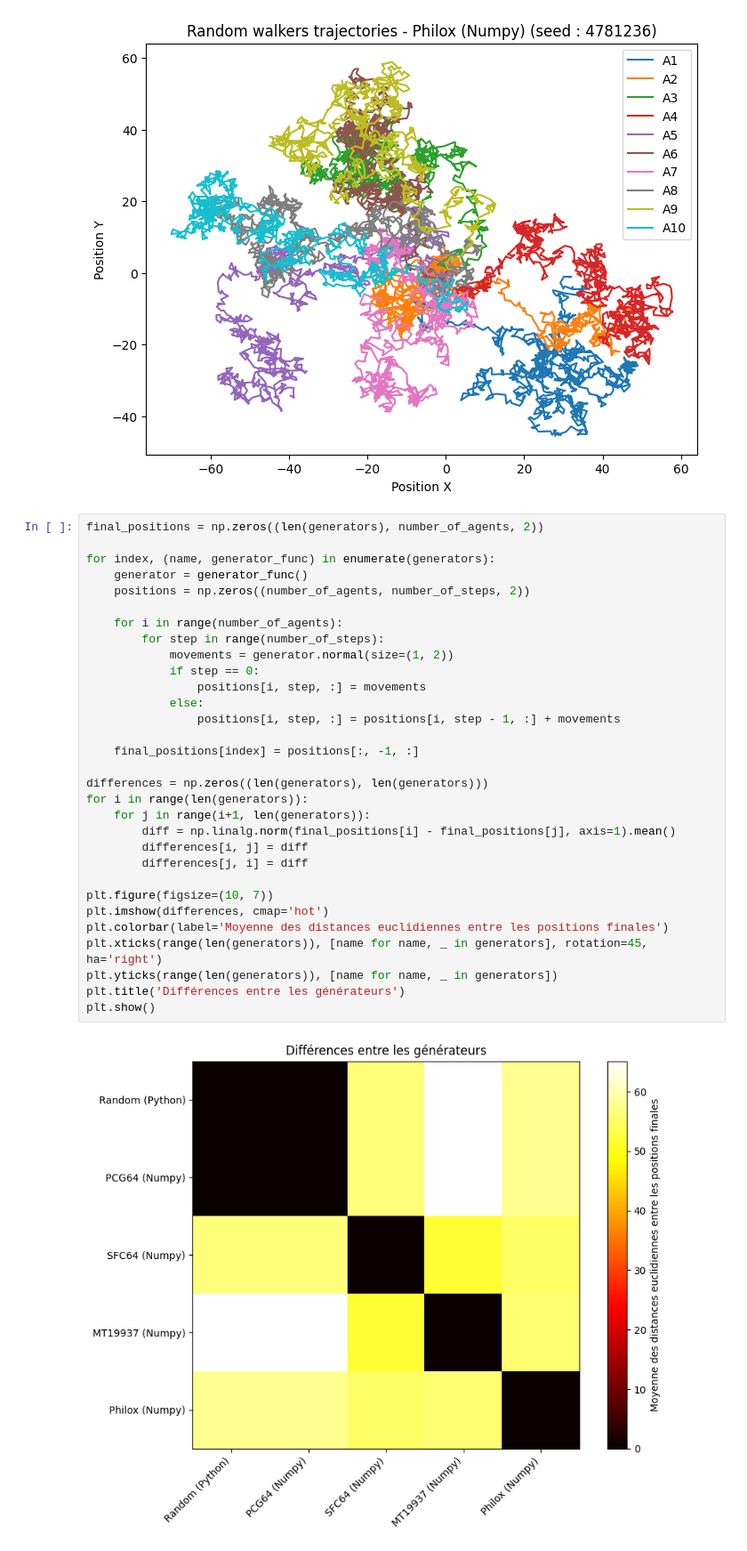
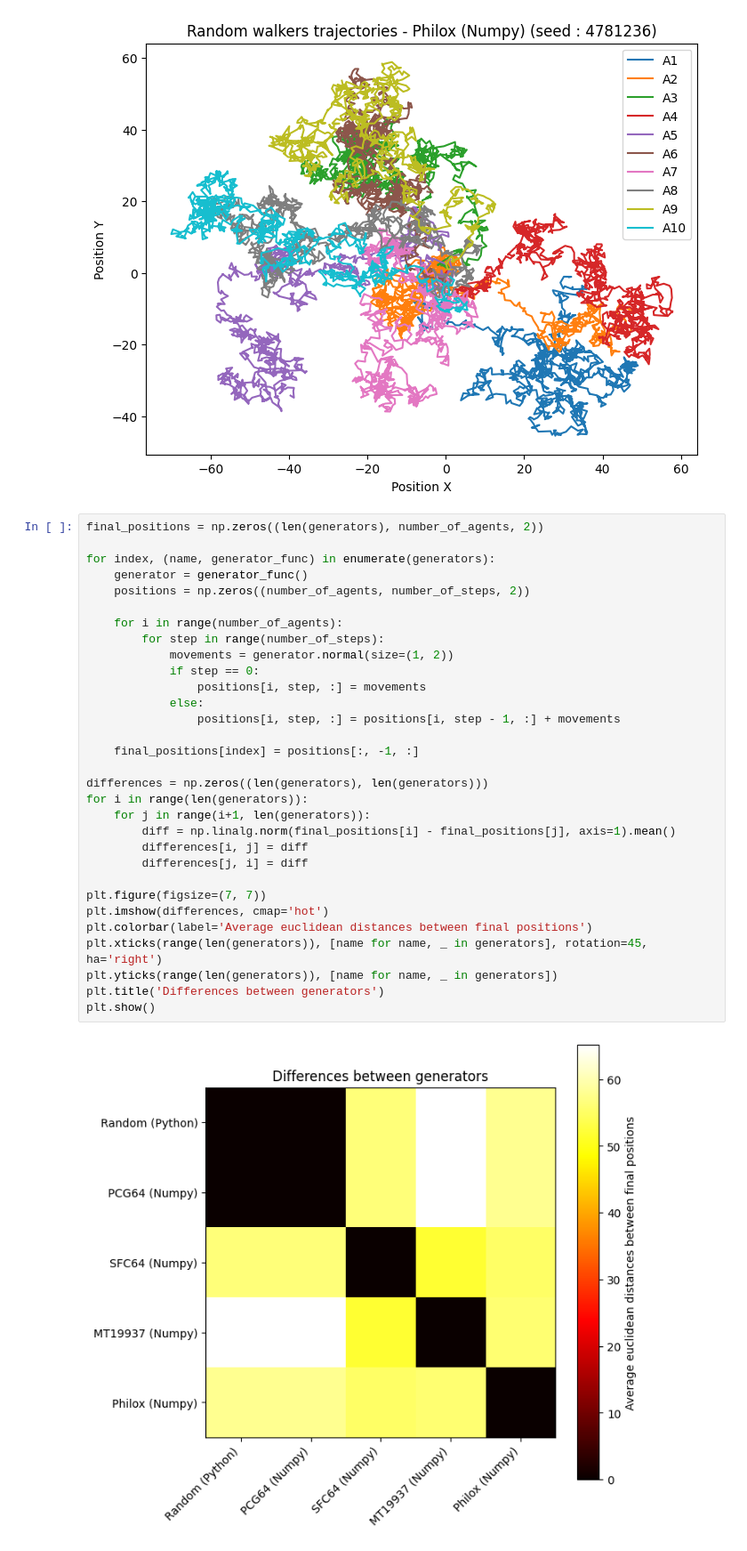
Before and after one commit to reynaldesgr/HPC-Benchmark, a Jupyter notebook: notebook/simulation.ipynb, the cells around one changed output. Shown: that part at 89% size. Cells and saved outputs as stored; diff of their text form.

```diff
--- a/notebook/simulation.ipynb
+++ b/notebook/simulation.ipynb
@@ -59,33 +71,33 @@ for name, generator_func in generators:
 # %%
 final_positions = np.zeros((len(generators), number_of_agents, 2))
 
 for index, (name, generator_func) in enumerate(generators):
     generator = generator_func()
     positions = np.zeros((number_of_agents, number_of_steps, 2))
 
     for i in range(number_of_agents):
         for step in range(number_of_steps):
             movements = generator.normal(size=(1, 2))
             if step == 0:
                 positions[i, step, :] = movements
             else:
                 positions[i, step, :] = positions[i, step - 1, :] + movements
 
     final_positions[index] = positions[:, -1, :]
 
 differences = np.zeros((len(generators), len(generators)))
 for i in range(len(generators)):
     for j in range(i+1, len(generators)):
         diff = np.linalg.norm(final_positions[i] - final_positions[j], axis=1).mean()
         differences[i, j] = diff
         differences[j, i] = diff
 
-plt.figure(figsize=(10, 7))
+plt.figure(figsize=(7, 7))
 plt.imshow(differences, cmap='hot')
-plt.colorbar(label='Moyenne des distances euclidiennes entre les positions finales')
+plt.colorbar(label='Average euclidean distances between final positions')
 plt.xticks(range(len(generators)), [name for name, _ in generators], rotation=45, ha='right')
 plt.yticks(range(len(generators)), [name for name, _ in generators])
-plt.title('Différences entre les générateurs')
+plt.title('Differences between generators')
 plt.show()
 # %% [output]
-[figure, old version]
+[figure, new version]
```
Also changed, not shown: parts of 1 cell of this notebook, 8 other files.
